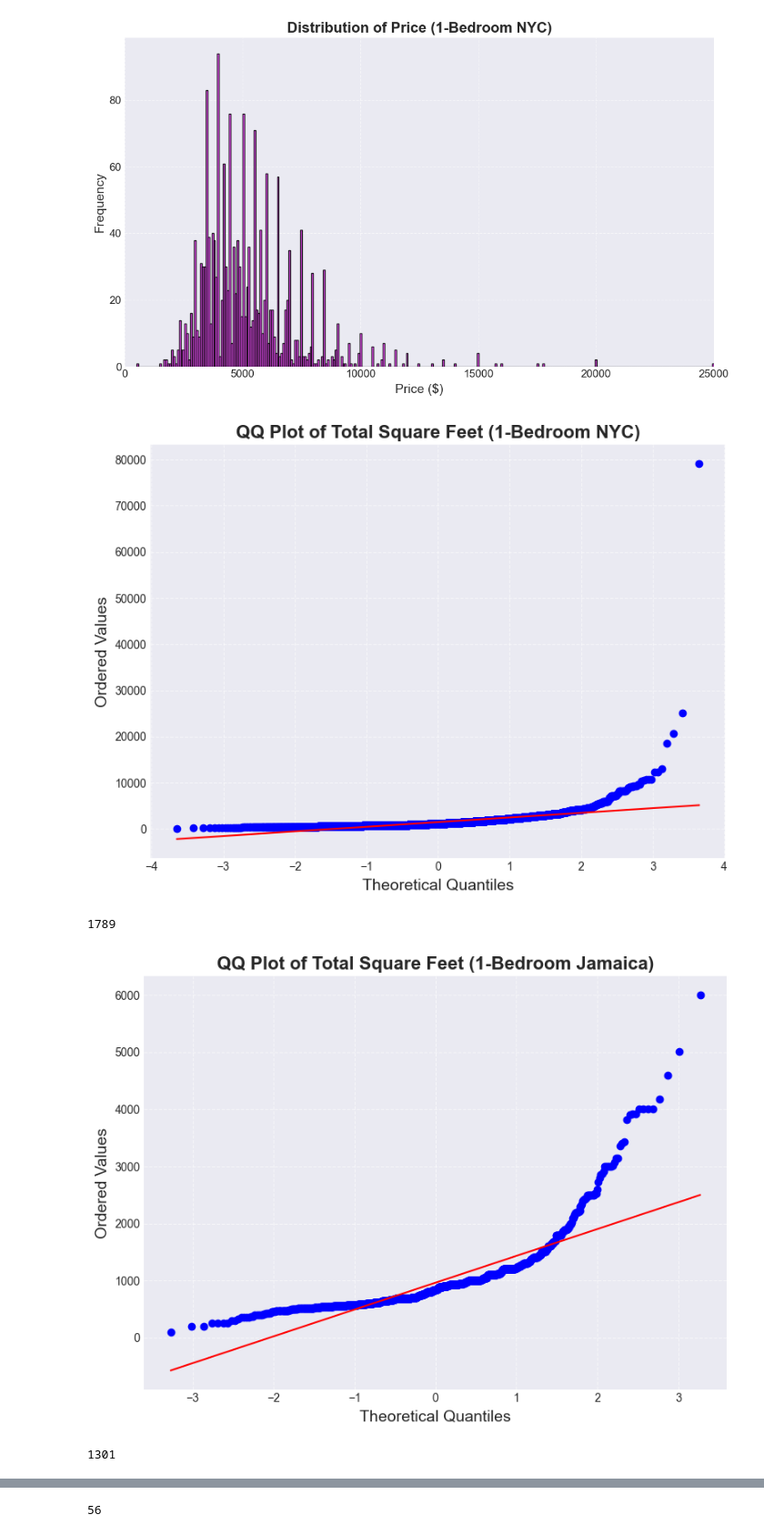
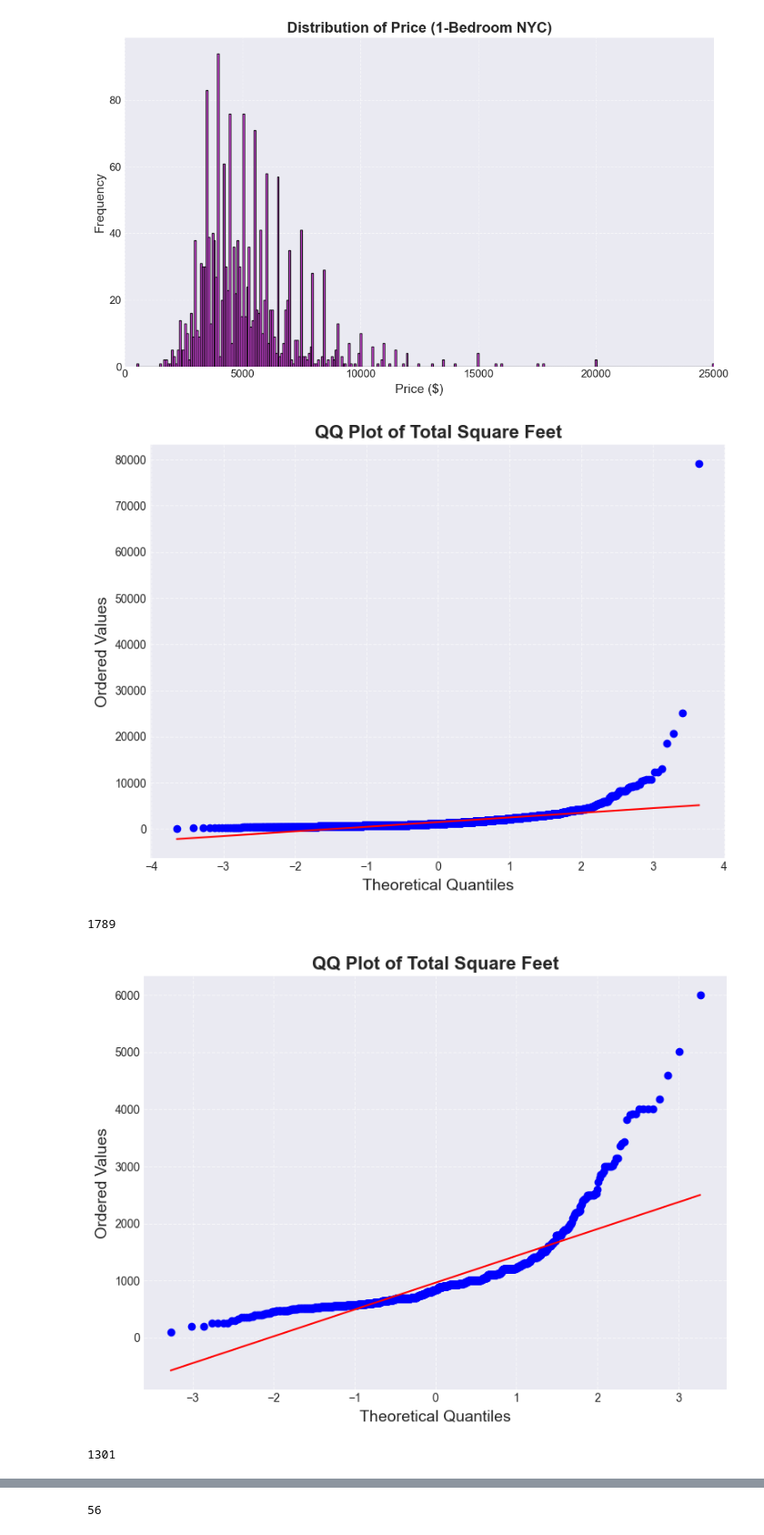
Before and after one commit to supernovaaa2024/RealEstateValuation, a Jupyter notebook: RealEstateStats.ipynb, the cells around one changed output, grey strips where cells are left out. Shown at 91% size. Cells and saved outputs as stored; diff of their text form; code cells hidden in the pictures.

```diff
--- a/RealEstateStats.ipynb
+++ b/RealEstateStats.ipynb
@@ -349,7 +349,7 @@ import matplotlib.pyplot as plt
 
 plt.figure(figsize=(8, 6))
 stats.probplot(nycdf["Total Square Feet"].dropna(), dist="norm", plot=plt)
-plt.title("QQ Plot of Total Square Feet (1-Bedroom NYC)", fontsize=16, fontweight='bold')
+plt.title("QQ Plot of Total Square Feet", fontsize=16, fontweight='bold')
 plt.xlabel("Theoretical Quantiles", fontsize=14)
 plt.ylabel("Ordered Values", fontsize=14)
 plt.grid(True, linestyle='--', alpha=0.6)
@@ -358,21 +358,21 @@ plt.show()
 
 len(nycdfOneB["Total Square Feet"].dropna())
 # %% [output]
-[figure, old version]
+[figure, new version]
 1789
 # %%
 # QQ Plot of Total Square Feet for Jamaica
 plt.figure(figsize=(8, 6))
 stats.probplot(jamaicadf["Total Square Feet"].dropna(), dist="norm", plot=plt)
-plt.title("QQ Plot of Total Square Feet (1-Bedroom Jamaica)", fontsize=16, fontweight='bold')
+plt.title("QQ Plot of Total Square Feet", fontsize=16, fontweight='bold')
 plt.xlabel("Theoretical Quantiles", fontsize=14)
 plt.ylabel("Ordered Values", fontsize=14)
 plt.grid(True, linestyle='--', alpha=0.6)
 plt.tight_layout()
 plt.show()
 print(len(jamaicadf["Total Square Feet"].dropna()))
 # %% [output]
-[figure, old version]
+[figure, new version]
 1301
 # %%
 plt.style.use('seaborn-v0_8-darkgrid')
```
Also changed, not shown: parts of 6 cells of this notebook.
